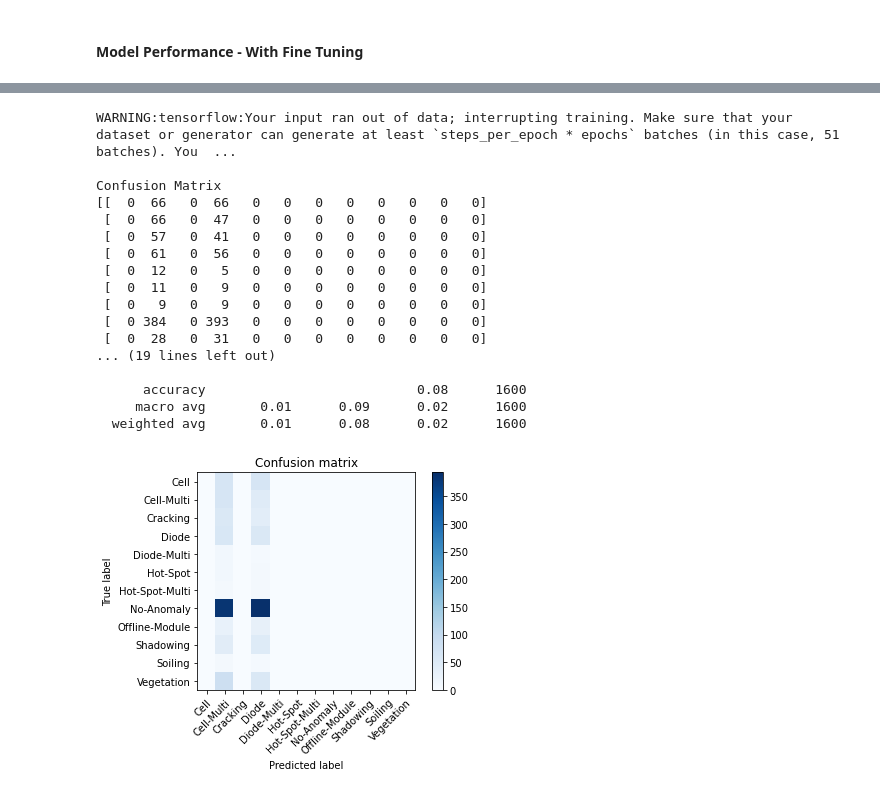
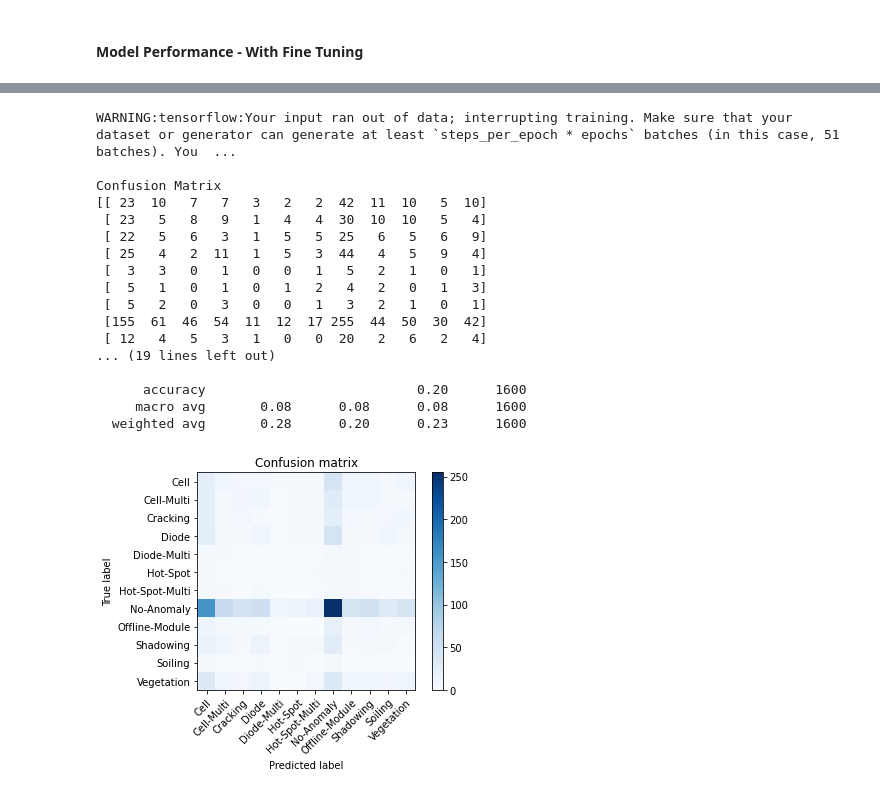
Before and after one commit to regiiis/dlv_group_project, a Jupyter notebook: dlv_1.ipynb, the cells around one changed output, grey strips where cells are left out. Drawn from its saved outputs; the diff is of its cells as text; code cells hidden in the pictures.

```diff
--- a/dlv_1.ipynb
+++ b/dlv_1.ipynb
@@ -809,14 +819,12 @@ batch_size = 32
 train_datagen = ImageDataGenerator(
         rescale=1./255,
         shear_range=0.01,
-        zoom_range=0.005,
-        rotation_range=0.1,
-        horizontal_flip=False)
+        zoom_range=0.005,)
 
 validation_datagen = ImageDataGenerator(rescale=1./255)
 
 
-train_generator = datagen_train.flow_from_dataframe(
+train_generator = train_datagen.flow_from_dataframe(
     dataframe = train_df,
     directory = "/content/InfraredSolarModules/images/",
     x_col = "image_name",
@@ -827,7 +835,7 @@ train_generator = datagen_train.flow_from_dataframe(
     color_mode = "rgb"
 )
 
-validation_generator = datagen_train.flow_from_dataframe(
+validation_generator = validation_datagen.flow_from_dataframe(
     dataframe = validation_df,
     directory = "/content/InfraredSolarModules/images/",
     x_col = "image_name",
@@ -861,7 +894,7 @@ model_aug = tf.keras.models.Sequential([
 ])
 # %%
 model_aug.compile(loss = "categorical_crossentropy",
-    optimizer = keras.optimizers.Adam(learning_rate = 4e-4),
+    optimizer = keras.optimizers.Adam(learning_rate = 2.5e-4),
     metrics = ["accuracy"])
 
 logdir = os.path.join("logs_feature_extraction_with_augmentation", datetime.datetime.now().strftime("%Y%m%d-%H%M%S"))
@@ -873,7 +906,7 @@ callbacks = [
 
 history = model_aug.fit(
     train_generator,
-    epochs = 40,
+    epochs = 80,
     validation_data = validation_generator,
     class_weight = class_weights,
     callbacks = callbacks)
@@ -1018,8 +1051,8 @@ callbacks = [
 
 history = model_aug.fit(
 train_generator,
-epochs=30,
-validation_data = val_generator,
+epochs=25,
+validation_data = validation_generator,
 class_weight = class_weights,
 callbacks = callbacks
 )
@@ -1070,49 +1103,49 @@ plt.show()
 x = list(train_generator.class_indices.keys())
 num_of_test_samples = 1600
 
-Y_pred = model.predict_generator(val_generator, num_of_test_samples // batch_size+1)
+Y_pred = model_aug.predict_generator(validation_generator, num_of_test_samples // batch_size+1)
 y_pred = np.argmax(Y_pred, axis=1)
 print()
 print('Confusion Matrix')
-print(confusion_matrix(val_generator.classes, y_pred))
+print(confusion_matrix(validation_generator.classes, y_pred))
 
 print()
 print('Classification Report')
 target_names = x
-print(classification_report(val_generator.classes, y_pred, target_names = target_names))
+print(classification_report(validation_generator.classes, y_pred, target_names = target_names))
 # %% [output]
 WARNING:tensorflow:Your input ran out of data; interrupting training. Make sure that your dataset or generator can generate at least `steps_per_epoch * epochs` batches (in this case, 51 batches). You  ...
 
 Confusion Matrix
-[[  0  66   0  66   0   0   0   0   0   0   0   0]
- [  0  66   0  47   0   0   0   0   0   0   0   0]
- [  0  57   0  41   0   0   0   0   0   0   0   0]
- [  0  61   0  56   0   0   0   0   0   0   0   0]
- [  0  12   0   5   0   0   0   0   0   0   0   0]
- [  0  11   0   9   0   0   0   0   0   0   0   0]
- [  0   9   0   9   0   0   0   0   0   0   0   0]
- [  0 384   0 393   0   0   0   0   0   0   0   0]
- [  0  28   0  31   0   0   0   0   0   0   0   0]
+[[ 23  10   7   7   3   2   2  42  11  10   5  10]
+ [ 23   5   8   9   1   4   4  30  10  10   5   4]
+ [ 22   5   6   3   1   5   5  25   6   5   6   9]
+ [ 25   4   2  11   1   5   3  44   4   5   9   4]
+ [  3   3   0   1   0   0   1   5   2   1   0   1]
+ [  5   1   0   1   0   1   2   4   2   0   1   3]
+ [  5   2   0   3   0   0   1   3   2   1   0   1]
+ [155  61  46  54  11  12  17 255  44  50  30  42]
+ [ 12   4   5   3   1   0   0  20   2   6   2   4]
 ... (19 lines left out)
 
-      accuracy                           0.08      1600
-     macro avg       0.01      0.09      0.02      1600
-  weighted avg       0.01      0.08      0.02      1600
+      accuracy                           0.20      1600
+     macro avg       0.08      0.08      0.08      1600
+  weighted avg       0.28      0.20      0.23      1600
 # %%
-cm = confusion_matrix(val_generator.classes, y_pred)
+cm = confusion_matrix(validation_generator.classes, y_pred)
 fig, ax = plt.subplots()
 im = ax.imshow(cm, interpolation='nearest', cmap=plt.cm.Blues)
 title = 'Confusion matrix'
 ax.figure.colorbar(im, ax=ax)
 ax.set(xticks=np.arange(cm.shape[1]),
     yticks=np.arange(cm.shape[0]),
     xticklabels=target_names, yticklabels=target_names,
     title=title,
     ylabel='True label',
     xlabel='Predicted label')
 plt.setp(ax.get_xticklabels(), rotation=45, ha="right",
              rotation_mode="anchor")
 np.set_printoptions(precision=2)
 plt.show()
 # %% [output]
-[figure, old version]
+[figure, new version]
```
Also changed, not shown: parts of 16 cells of this notebook.
